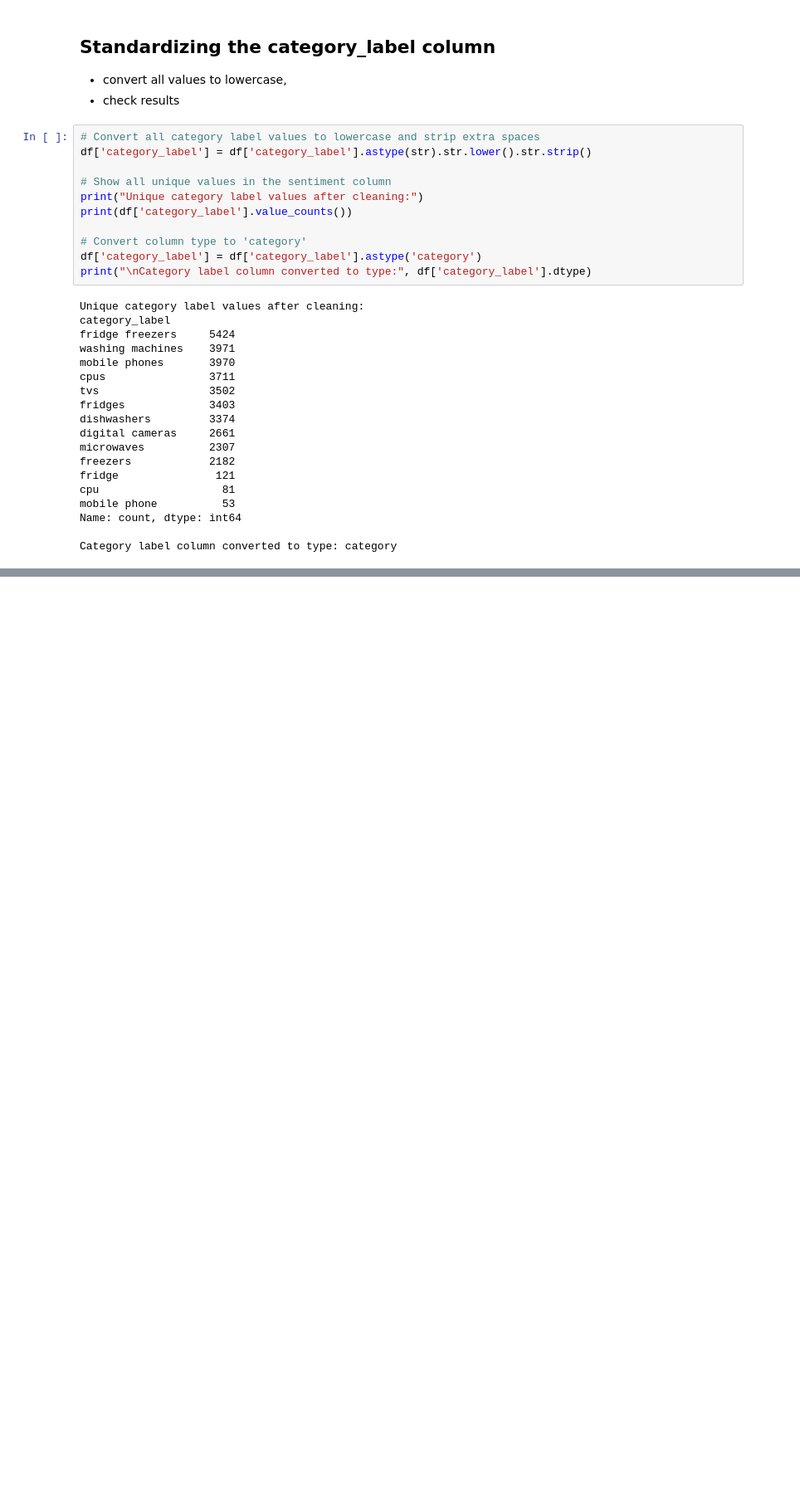
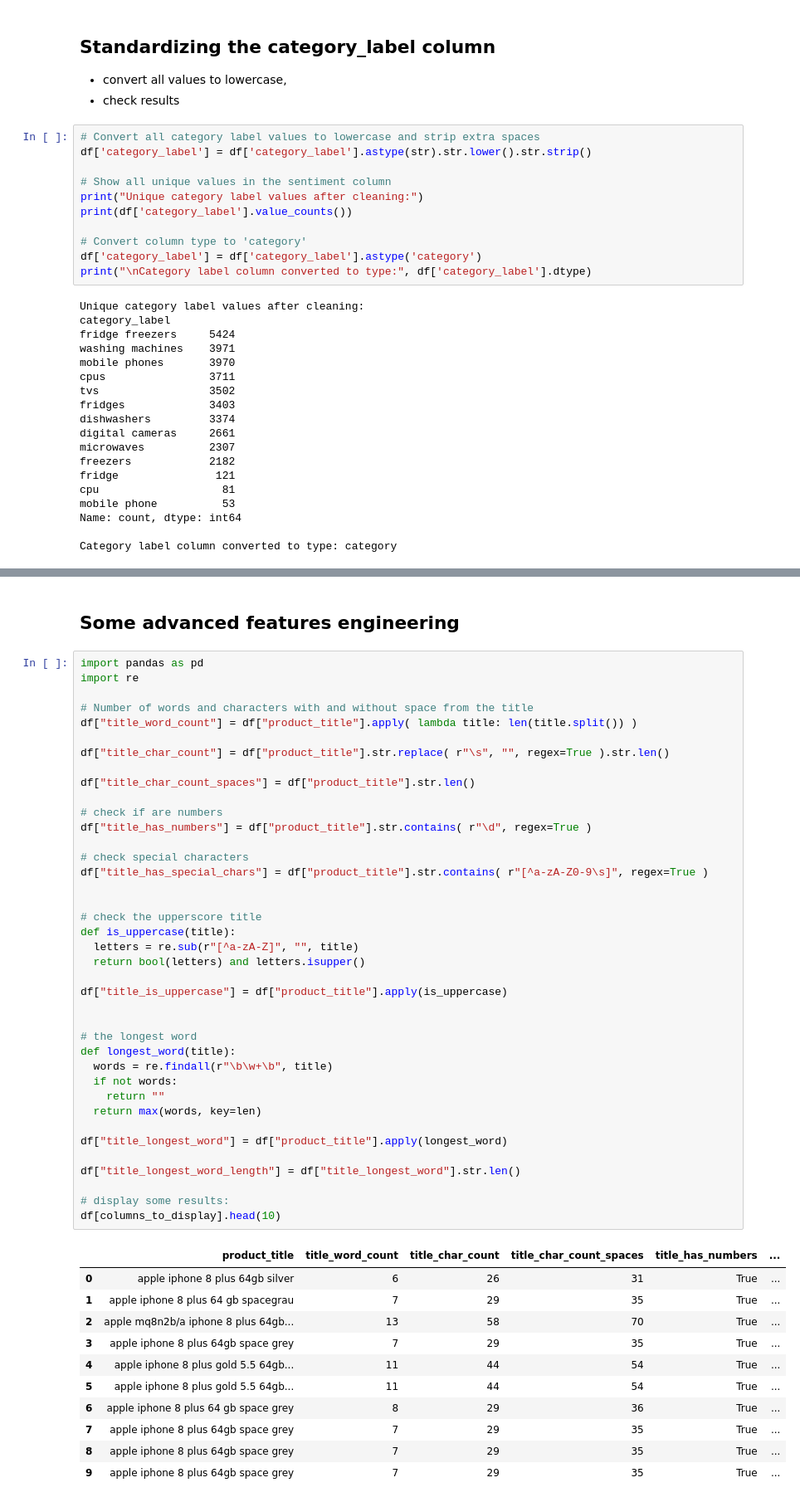
Before and after one commit to ialexbaltag/ml-product-prediction, a Jupyter notebook: notebook/ml_prediction_product.ipynb, the cells around one changed output, grey strips where cells are left out. Shown at 83% size. Cells and saved outputs as stored; diff of their text form; blank space fills up the shorter version.

Commit message:
Feature engineering

```diff
--- a/notebook/ml_prediction_product.ipynb
+++ b/notebook/ml_prediction_product.ipynb
@@ -322,0 +390,53 @@ Category label column converted to type: category
+# %% [markdown]
+## Some advanced features engineering
+# %%
+import pandas as pd
+import re
+
+# Number of words and characters with and without space from the title
+df["title_word_count"] = df["product_title"].apply( lambda title: len(title.split()) )
+
+df["title_char_count"] = df["product_title"].str.replace( r"\s", "", regex=True ).str.len()
+
+df["title_char_count_spaces"] = df["product_title"].str.len()
+
+# check if are numbers
+df["title_has_numbers"] = df["product_title"].str.contains( r"\d", regex=True )
+
+# check special characters
+df["title_has_special_chars"] = df["product_title"].str.contains( r"[^a-zA-Z0-9\s]", regex=True )
+
+
+# check the upperscore title
+def is_uppercase(title):
+  letters = re.sub(r"[^a-zA-Z]", "", title)
+  return bool(letters) and letters.isupper()
+
+df["title_is_uppercase"] = df["product_title"].apply(is_uppercase)
+
+
+# the longest word
+def longest_word(title):
+  words = re.findall(r"\b\w+\b", title)
+  if not words:
+    return ""
+  return max(words, key=len)
+
+df["title_longest_word"] = df["product_title"].apply(longest_word)
+
+df["title_longest_word_length"] = df["title_longest_word"].str.len()
+
+# display some results:
+df[columns_to_display].head(10)
+# %% [output]
+|  | product_title | title_word_count | title_char_count | title_char_count_spaces | title_has_numbers | ... |
+| 0 | apple iphone 8 plus 64gb silver | 6 | 26 | 31 | True | ... |
+| 1 | apple iphone 8 plus 64 gb spacegrau | 7 | 29 | 35 | True | ... |
+| 2 | apple mq8n2b/a iphone 8 plus 64gb... | 13 | 58 | 70 | True | ... |
+| 3 | apple iphone 8 plus 64gb space grey | 7 | 29 | 35 | True | ... |
+| 4 | apple iphone 8 plus gold 5.5 64gb... | 11 | 44 | 54 | True | ... |
+| 5 | apple iphone 8 plus gold 5.5 64gb... | 11 | 44 | 54 | True | ... |
+| 6 | apple iphone 8 plus 64 gb space grey | 8 | 29 | 36 | True | ... |
+| 7 | apple iphone 8 plus 64gb space grey | 7 | 29 | 35 | True | ... |
+| 8 | apple iphone 8 plus 64gb space grey | 7 | 29 | 35 | True | ... |
+| 9 | apple iphone 8 plus 64gb space grey | 7 | 29 | 35 | True | ... |
```
Also changed, not shown: parts of 7 cells of this notebook.
